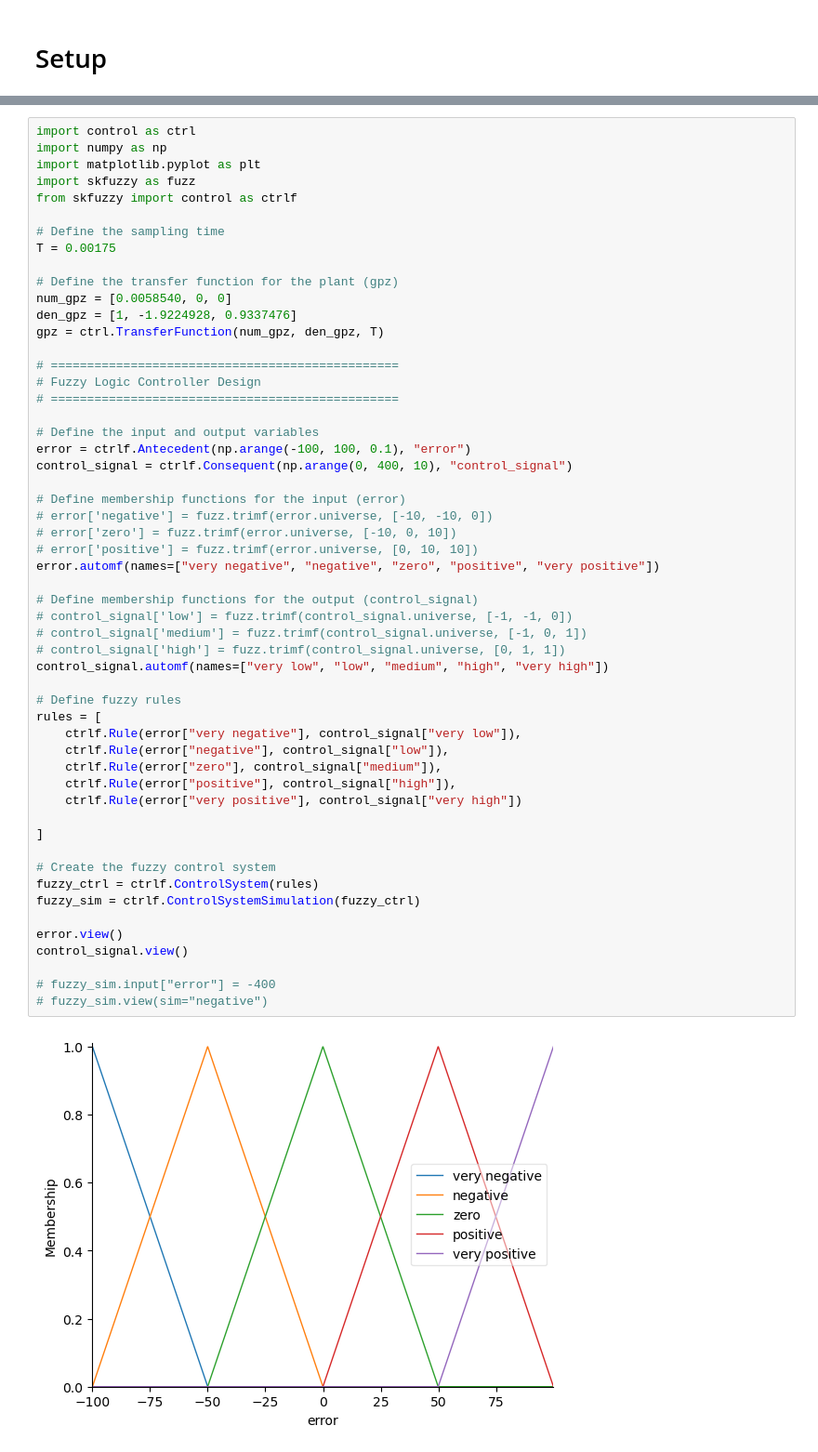
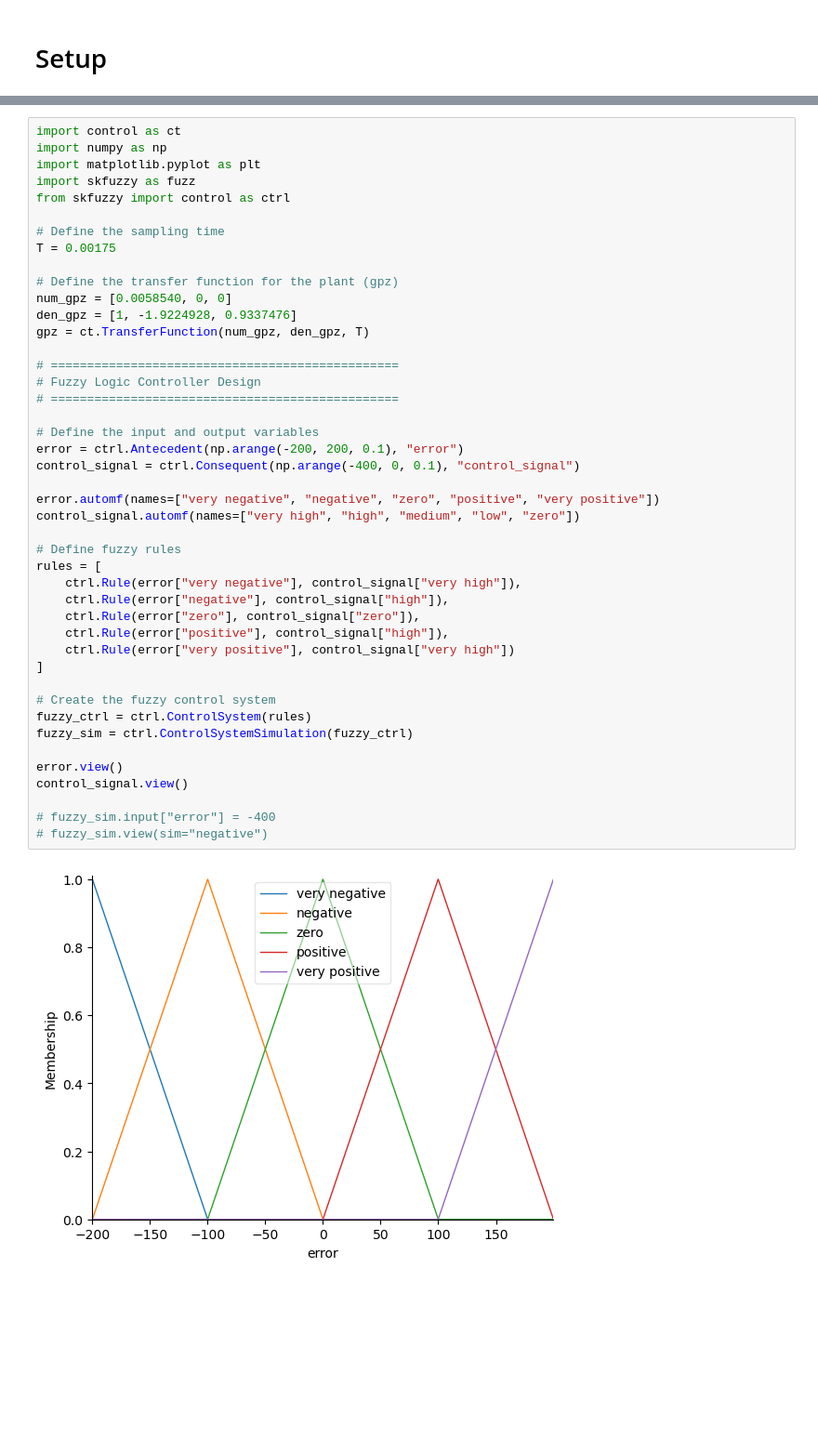
Before and after one commit to Nielo-47/ICA, a Jupyter notebook: fuzzy_dc_motor.ipynb, the cells around one changed output, grey strips where cells are left out. Shown: that part at 93% size. Drawn from its saved outputs; the diff is of its cells as text; blank space fills up the shorter version.

Commit message:
Implementada simulação de controle fuzzy

```diff
--- a/fuzzy_dc_motor.ipynb
+++ b/fuzzy_dc_motor.ipynb
@@ -58,58 +53,48 @@ plt.show()
 # %% [output]
 [figure]
 # %%
-import control as ctrl
+import control as ct
 import numpy as np
 import matplotlib.pyplot as plt
 import skfuzzy as fuzz
-from skfuzzy import control as ctrlf
+from skfuzzy import control as ctrl
 
 # Define the sampling time
 T = 0.00175
 
 # Define the transfer function for the plant (gpz)
 num_gpz = [0.0058540, 0, 0]
 den_gpz = [1, -1.9224928, 0.9337476]
-gpz = ctrl.TransferFunction(num_gpz, den_gpz, T)
+gpz = ct.TransferFunction(num_gpz, den_gpz, T)
 
 # ================================================
 # Fuzzy Logic Controller Design
 # ================================================
 
 # Define the input and output variables
-error = ctrlf.Antecedent(np.arange(-100, 100, 0.1), "error")
-control_signal = ctrlf.Consequent(np.arange(0, 400, 10), "control_signal")
+error = ctrl.Antecedent(np.arange(-200, 200, 0.1), "error")
+control_signal = ctrl.Consequent(np.arange(-400, 0, 0.1), "control_signal")
 
-# Define membership functions for the input (error)
-# error['negative'] = fuzz.trimf(error.universe, [-10, -10, 0])
-# error['zero'] = fuzz.trimf(error.universe, [-10, 0, 10])
-# error['positive'] = fuzz.trimf(error.universe, [0, 10, 10])
 error.automf(names=["very negative", "negative", "zero", "positive", "very positive"])
-
-# Define membership functions for the output (control_signal)
-# control_signal['low'] = fuzz.trimf(control_signal.universe, [-1, -1, 0])
-# control_signal['medium'] = fuzz.trimf(control_signal.universe, [-1, 0, 1])
-# control_signal['high'] = fuzz.trimf(control_signal.universe, [0, 1, 1])
-control_signal.automf(names=["very low", "low", "medium", "high", "very high"])
+control_signal.automf(names=["very high", "high", "medium", "low", "zero"])
 
 # Define fuzzy rules
 rules = [
-    ctrlf.Rule(error["very negative"], control_signal["very low"]),
-    ctrlf.Rule(error["negative"], control_signal["low"]),
-    ctrlf.Rule(error["zero"], control_signal["medium"]),
-    ctrlf.Rule(error["positive"], control_signal["high"]),
-    ctrlf.Rule(error["very positive"], control_signal["very high"])
-
+    ctrl.Rule(error["very negative"], control_signal["very high"]),
+    ctrl.Rule(error["negative"], control_signal["high"]),
+    ctrl.Rule(error["zero"], control_signal["zero"]),
+    ctrl.Rule(error["positive"], control_signal["high"]),
+    ctrl.Rule(error["very positive"], control_signal["very high"])
 ]
 
 # Create the fuzzy control system
-fuzzy_ctrl = ctrlf.ControlSystem(rules)
-fuzzy_sim = ctrlf.ControlSystemSimulation(fuzzy_ctrl)
+fuzzy_ctrl = ctrl.ControlSystem(rules)
+fuzzy_sim = ctrl.ControlSystemSimulation(fuzzy_ctrl)
 
 error.view()
 control_signal.view()
 
 # fuzzy_sim.input["error"] = -400
 # fuzzy_sim.view(sim="negative")
 # %% [output]
-[figure, old version]
+[figure, new version]
```
Also changed, not shown: parts of 6 cells of this notebook, 1 other file.
